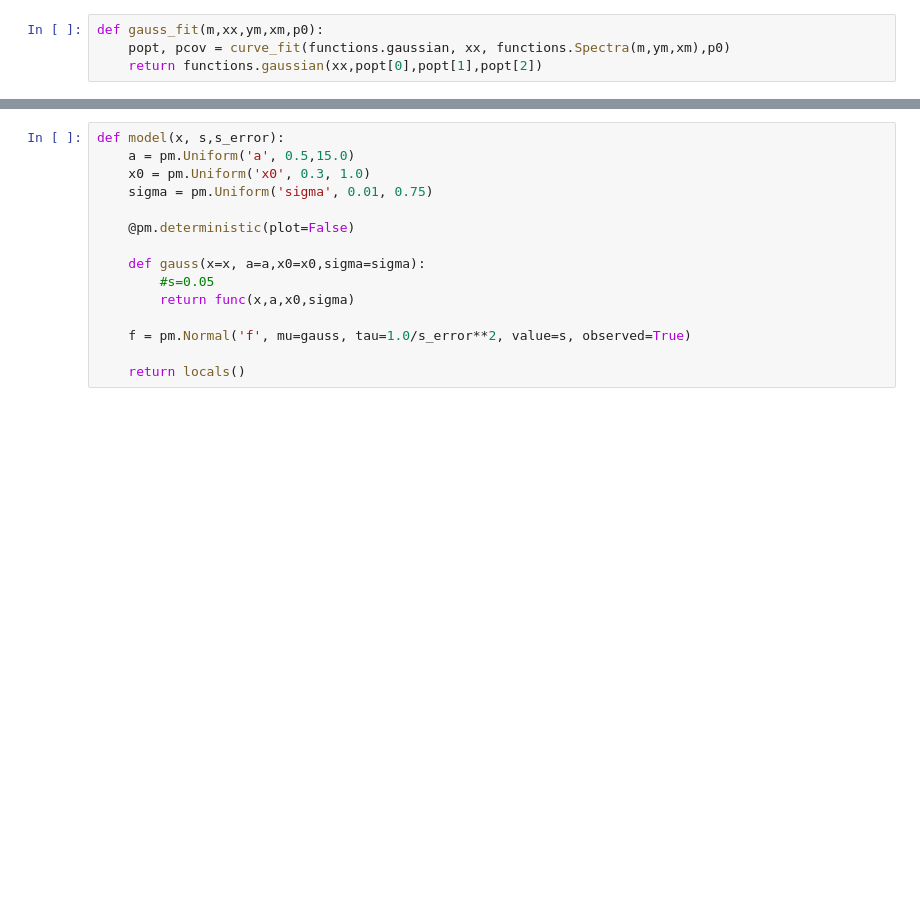
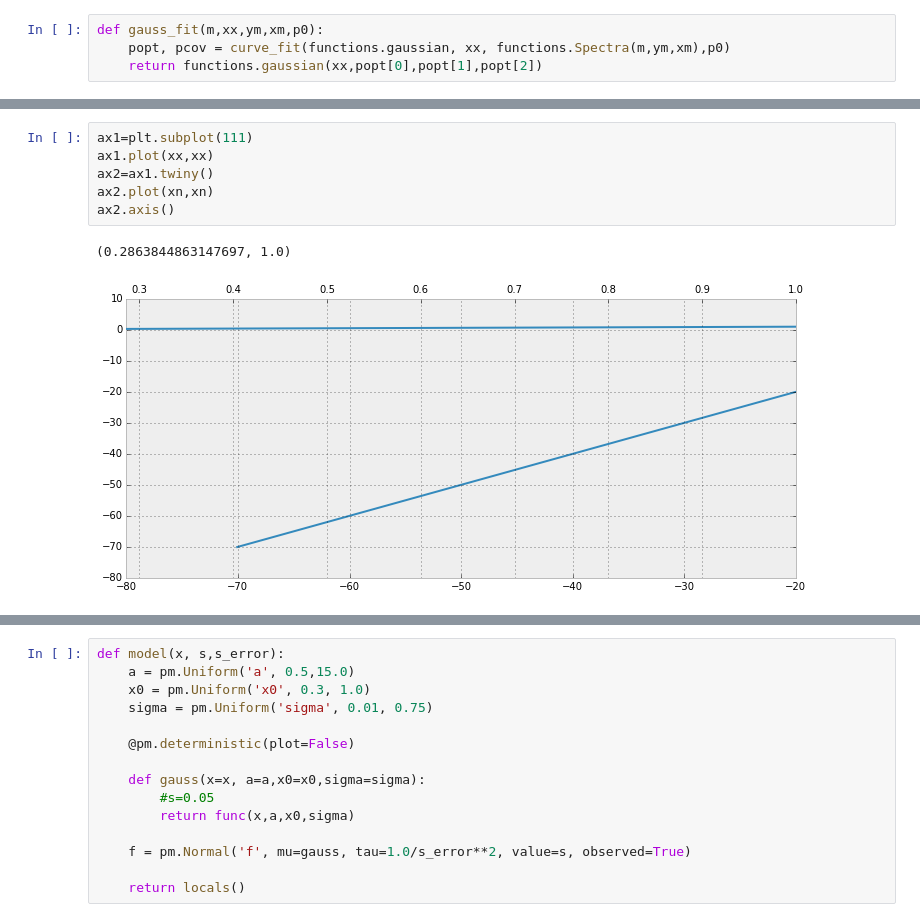
Before and after one commit to Mixpap/Ptyxiaki, a Jupyter notebook: Untitled0.ipynb, the cells around one changed output, grey strips where cells are left out. Saved outputs shown, nothing was run; the diff lists cells and outputs as text; blank space fills up the shorter version.

```diff
--- a/Untitled0.ipynb
+++ b/Untitled0.ipynb
@@ -41,0 +131,9 @@ False
+# %%
+ax1=plt.subplot(111)
+ax1.plot(xx,xx)
+ax2=ax1.twiny()
+ax2.plot(xn,xn)
+ax2.axis()
+# %% [output]
+(0.2863844863147697, 1.0)
+[figure, added]
```
Also changed, not shown: parts of 26 cells of this notebook, 3 other files.
